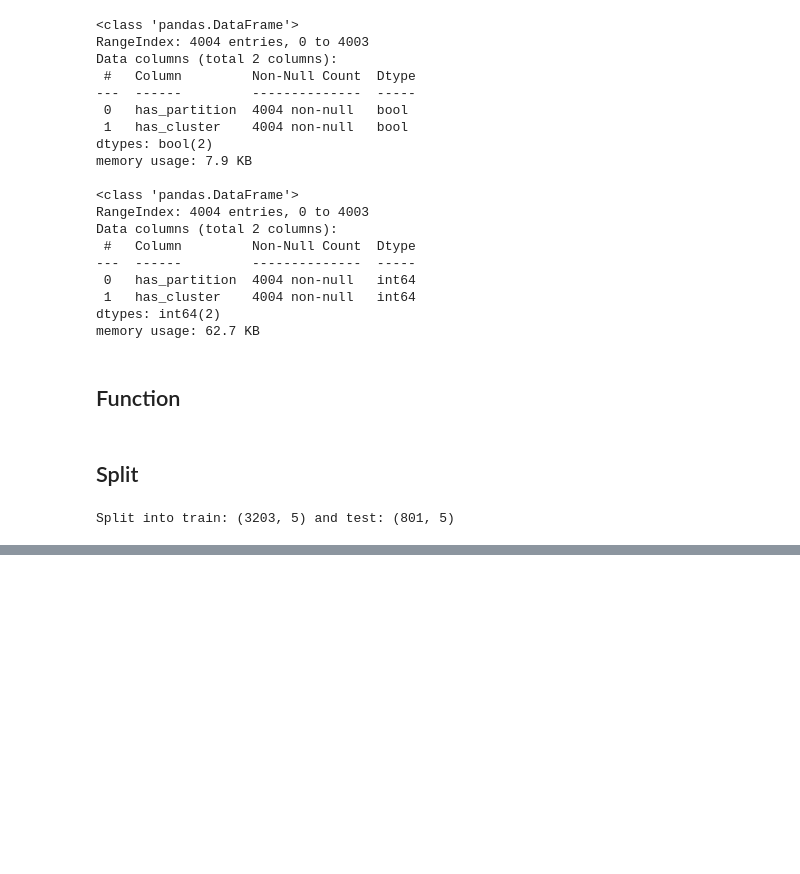
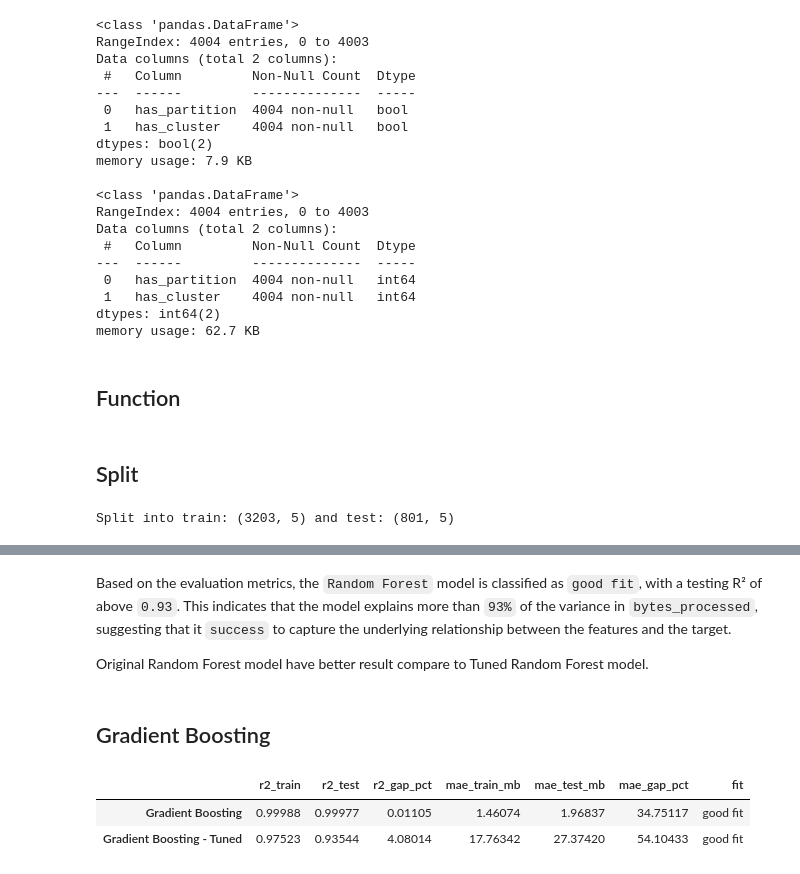
Before and after one commit to MNAtthoriq/de-projects-beyond-zoomcamp, a Jupyter notebook: 03-data-warehouse/notebooks/ml_model_selection.ipynb, the cells around one changed output, grey strips where cells are left out. Saved outputs shown, nothing was run; the diff lists cells and outputs as text; code cells hidden in the pictures; blank space fills up the shorter version.

```diff
--- a/03-data-warehouse/notebooks/ml_model_selection.ipynb
+++ b/03-data-warehouse/notebooks/ml_model_selection.ipynb
@@ -211,0 +323,38 @@ Split into train: (3203, 5) and test: (801, 5)
+# %% [markdown]
+Based on the evaluation metrics, the `Random Forest` model is classified as `good fit`, with a testing R² of above `0.93`. This indicates that the model explains more than `93%` of the variance in `bytes_processed`, suggesting that it `success` to capture the underlying relationship between the features and the target.
+
+Original Random Forest model have better result compare to Tuned Random Forest model.
+# %% [markdown]
+## Gradient Boosting
+# %%
+# make and evaluate gradient boosting
+xgb = XGBRegressor(random_state=RANDOM_STATE).fit(X_train, ylog_train)
+result["Gradient Boosting"] = evaluate(xgb, X_train, X_test, y_train, y_test)
+
+# make and evaluate gradient boosting - tuned
+param_dist_xgb = {
+    "max_depth": [10, 12, 15],
+    "learning_rate": [0.1, 0.2, 0.3],
+    "n_estimators": [50, 100, 150],
+    "subsample": [0.8, 0.9, 1.0],
+    "colsample_bytree": [0.8, 0.9, 1.0],
+    "reg_alpha": [0, 0.1, 1],
+    "reg_lambda": [1, 5, 10],
+}
+xgb_tuned = RandomizedSearchCV(
+    XGBRegressor(random_state=RANDOM_STATE),
+    param_distributions=param_dist_xgb,
+    n_iter=100,
+    cv=4,
+    scoring=mae_scorer,
+    random_state=RANDOM_STATE,
+    n_jobs=-1
+).fit(X_train, ylog_train)
+result["Gradient Boosting - Tuned"] = evaluate(xgb_tuned, X_train, X_test, y_train, y_test)
+
+# show result
+show_result(result, "Gradient Boosting")
+# %% [output]
+|  | r2_train | r2_test | r2_gap_pct | mae_train_mb | mae_test_mb | mae_gap_pct | fit |
+| Gradient Boosting | 0.99988 | 0.99977 | 0.01105 | 1.46074 | 1.96837 | 34.75117 | good fit |
+| Gradient Boosting - Tuned | 0.97523 | 0.93544 | 4.08014 | 17.76342 | 27.37420 | 54.10433 | good fit |
```
Also changed, not shown: parts of 25 cells of this notebook, 9 other files.
